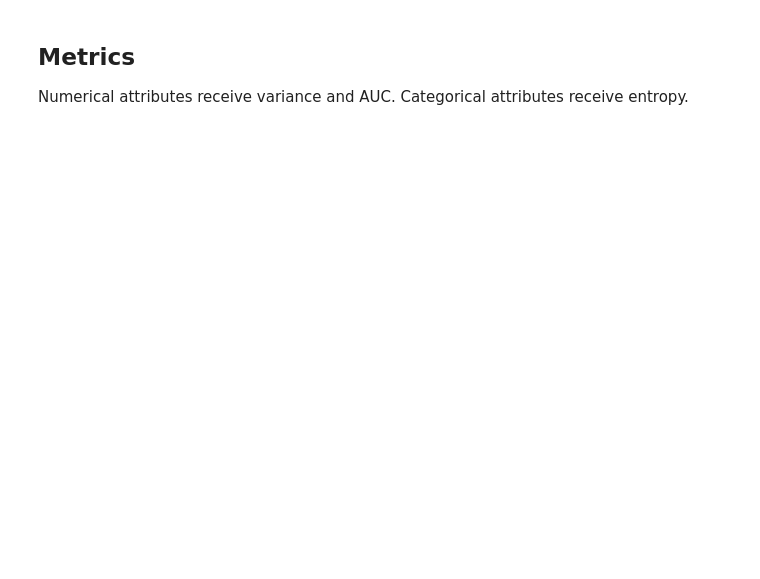
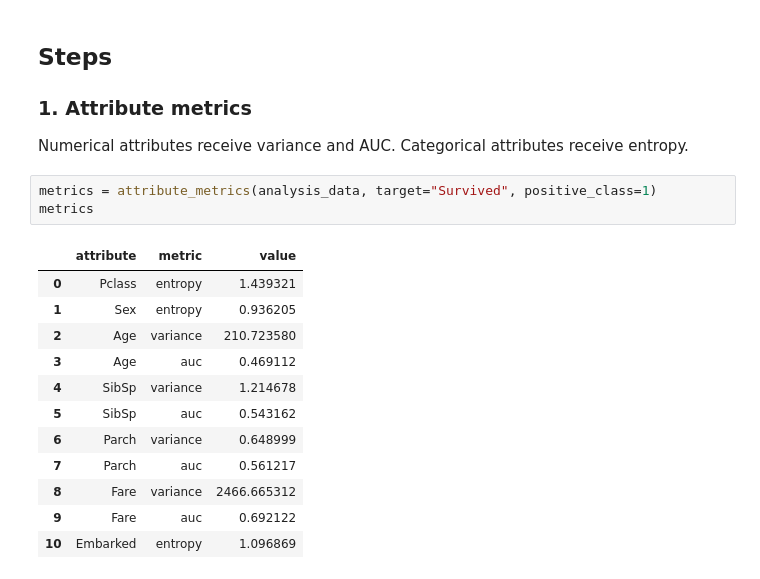
Before and after one commit to abarrenap/sme-dataprep-python, a Jupyter notebook: usage_examples.ipynb, the cells around one changed output. Drawn from its saved outputs; the diff is of its cells as text; blank space fills up the shorter version.

```diff
--- a/usage_examples.ipynb
+++ b/usage_examples.ipynb
@@ -30,4 +82,22 @@ data
 # %% [markdown]
-## Metrics
+## Steps
+
+### 1. Attribute metrics
 
 Numerical attributes receive variance and AUC. Categorical attributes receive entropy.
+# %%
+metrics = attribute_metrics(analysis_data, target="Survived", positive_class=1)
+metrics
+# %% [output]
+|  | attribute | metric | value |
+| 0 | Pclass | entropy | 1.439321 |
+| 1 | Sex | entropy | 0.936205 |
+| 2 | Age | variance | 210.723580 |
+| 3 | Age | auc | 0.469112 |
+| 4 | SibSp | variance | 1.214678 |
+| 5 | SibSp | auc | 0.543162 |
+| 6 | Parch | variance | 0.648999 |
+| 7 | Parch | auc | 0.561217 |
+| 8 | Fare | variance | 2466.665312 |
+| 9 | Fare | auc | 0.692122 |
+| 10 | Embarked | entropy | 1.096869 |
```
Also changed, not shown: parts of 30 cells of this notebook, 3 other files.
